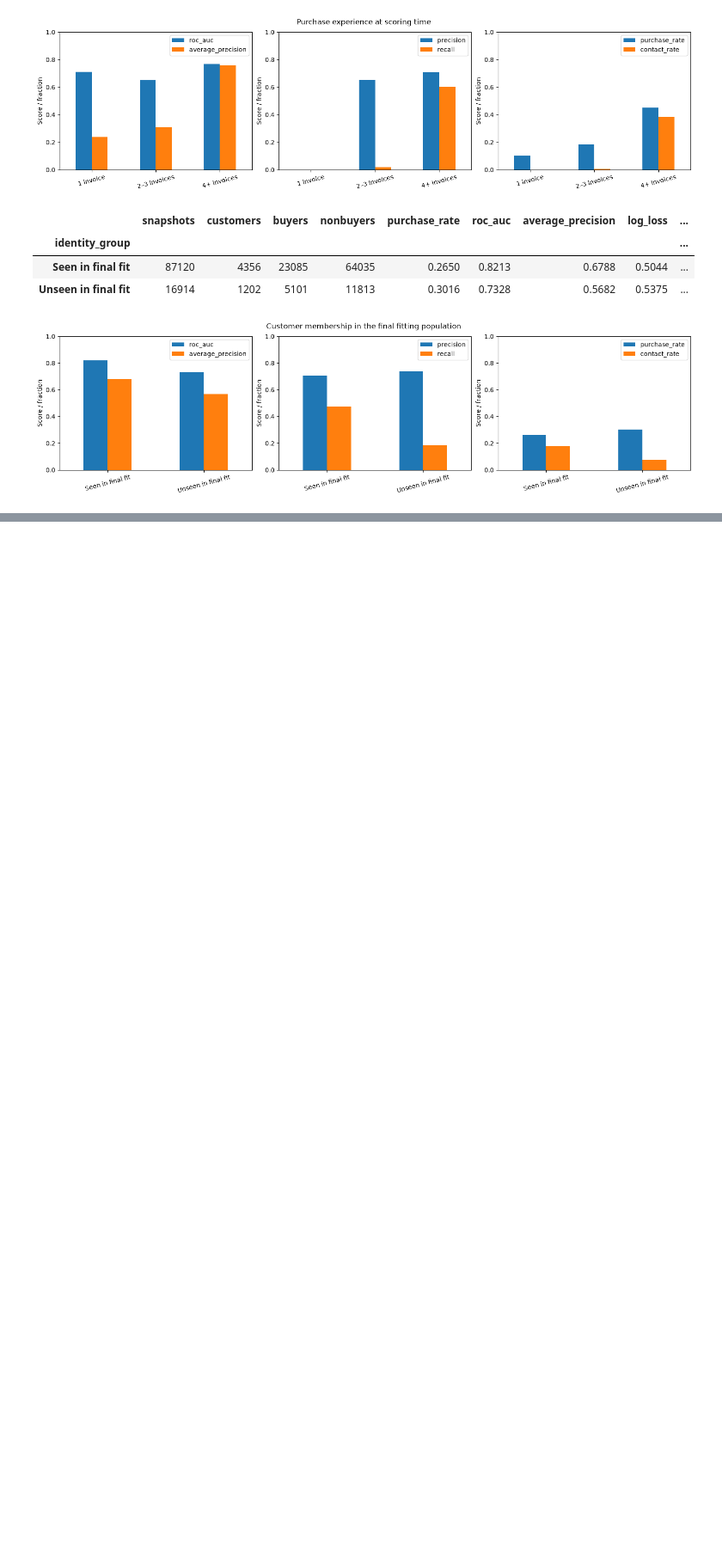
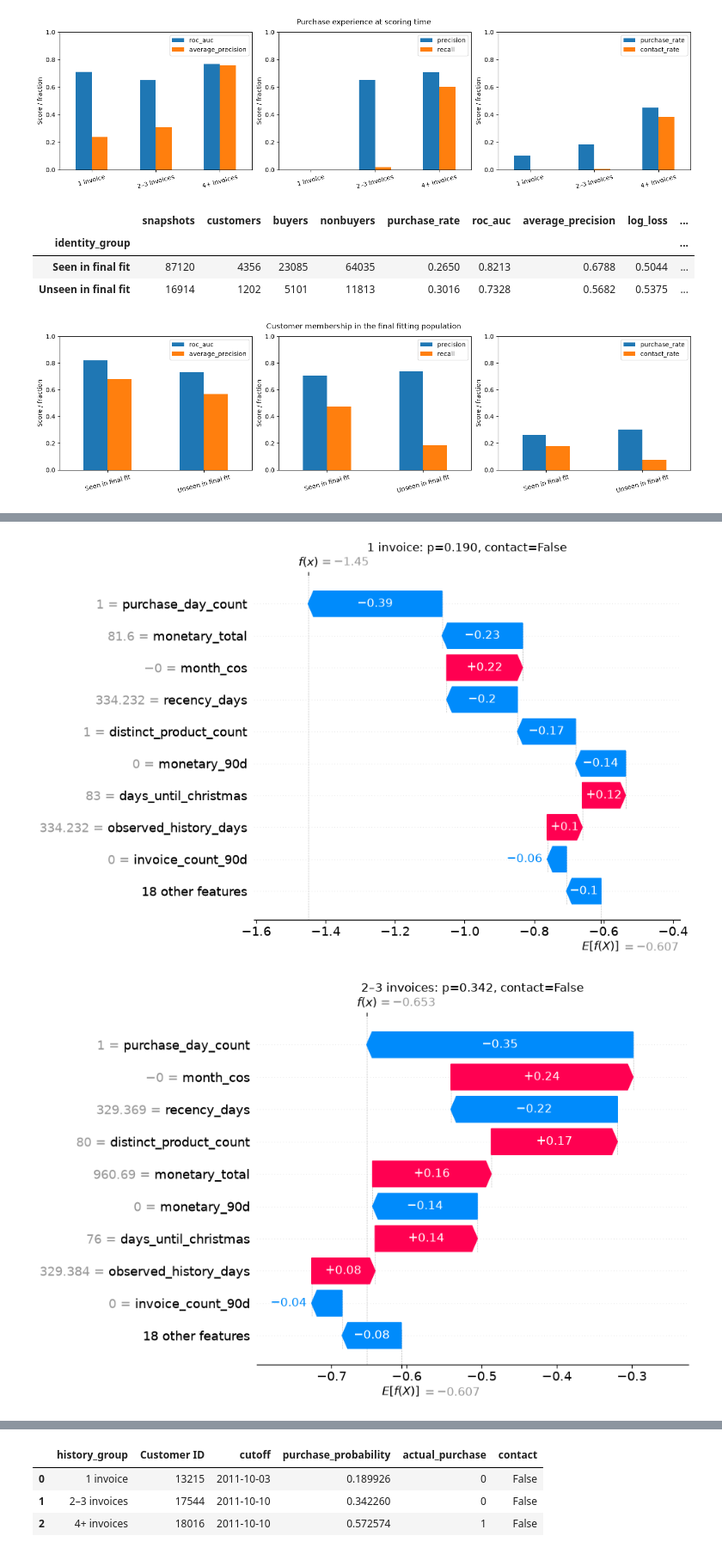
Before and after one commit to manu-horn/online-retail, a Jupyter notebook: notebooks/05_evaluation.ipynb, the cells around one changed output, grey strips where cells are left out. Shown at 86% size. Cells and saved outputs as stored; diff of their text form; code cells hidden in the pictures; blank space fills up the shorter version.

```diff
--- a/notebooks/05_evaluation.ipynb
+++ b/notebooks/05_evaluation.ipynb
@@ -224,0 +231,22 @@ would require development experiments and a new evaluation plan.
+# %%
+example_rows = []
+for group in shap_sample.history_group.cat.categories:
+    positions = (shap_sample.history_group == group).to_numpy().nonzero()[0]
+    if len(positions):
+        probabilities = shap_sample.iloc[positions].p_class_1
+        local_position = (probabilities - probabilities.median()).abs().to_numpy().argmin()
+        position = positions[local_position]
+        row = shap_sample.iloc[position]
+        example_rows.append({"history_group": str(group), "Customer ID": row["Customer ID"],
+            "cutoff": row.cutoff, "purchase_probability": row.p_class_1,
+            "actual_purchase": row.RepurchaseWithin50Days,
+            "contact": row.p_class_1 >= threshold})
+        shap.plots.waterfall(explanation[position], max_display=10, show=False)
+        plt.title(f"{group}: p={row.p_class_1:.3f}, contact={row.p_class_1 >= threshold}")
+        plt.show()
+examples = pd.DataFrame(example_rows)
+examples.to_csv(SHAP_OUTPUT / "examples.csv", index=False)
+examples
+# %% [output]
+[figure, added]
+[figure, added]
@@ -224,0 +254,4 @@ would require development experiments and a new evaluation plan.
+|  | history_group | Customer ID | cutoff | purchase_probability | actual_purchase | contact |
+| 0 | 1 invoice | 13215 | 2011-10-03 | 0.189926 | 0 | False |
+| 1 | 2–3 invoices | 17544 | 2011-10-10 | 0.342260 | 0 | False |
+| 2 | 4+ invoices | 18016 | 2011-10-10 | 0.572574 | 1 | False |
```
Also changed, not shown: parts of 16 cells of this notebook, 5 other files.
